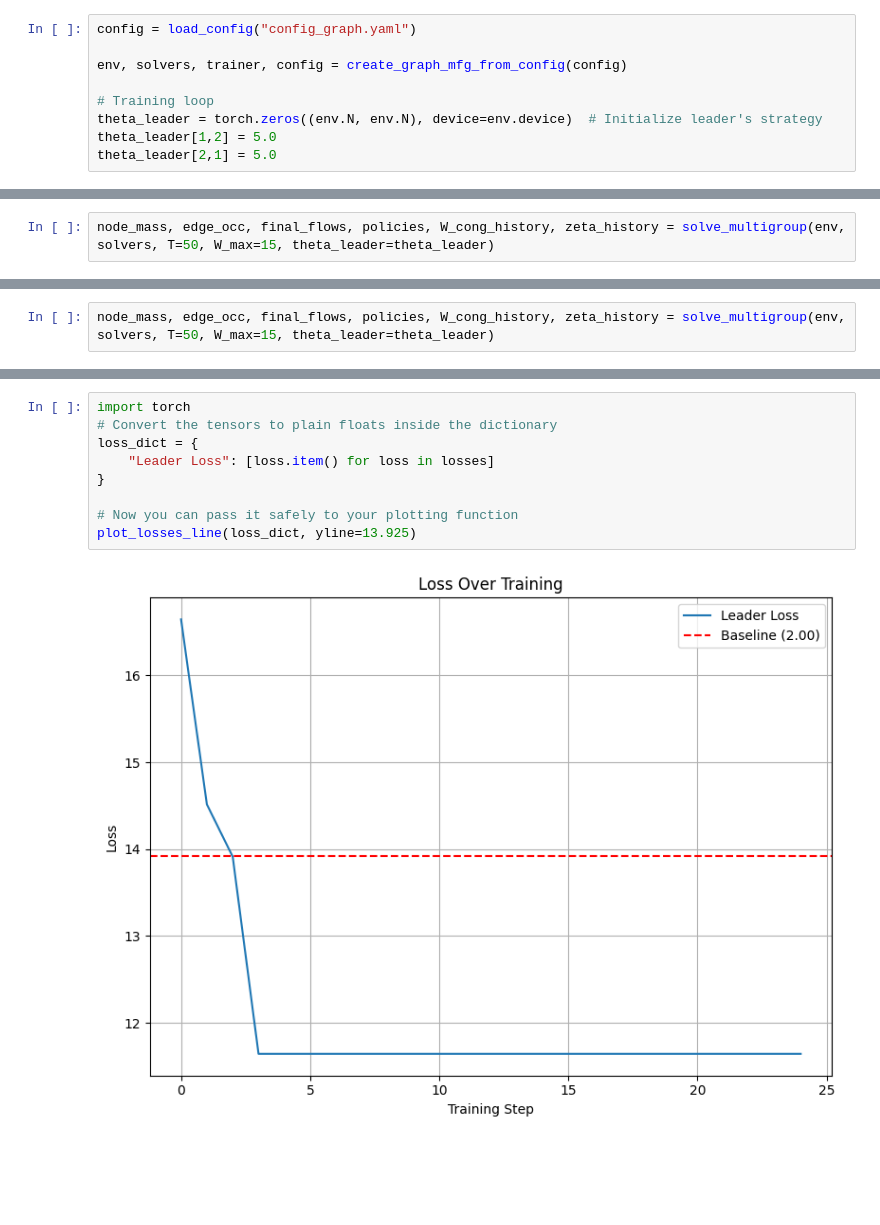
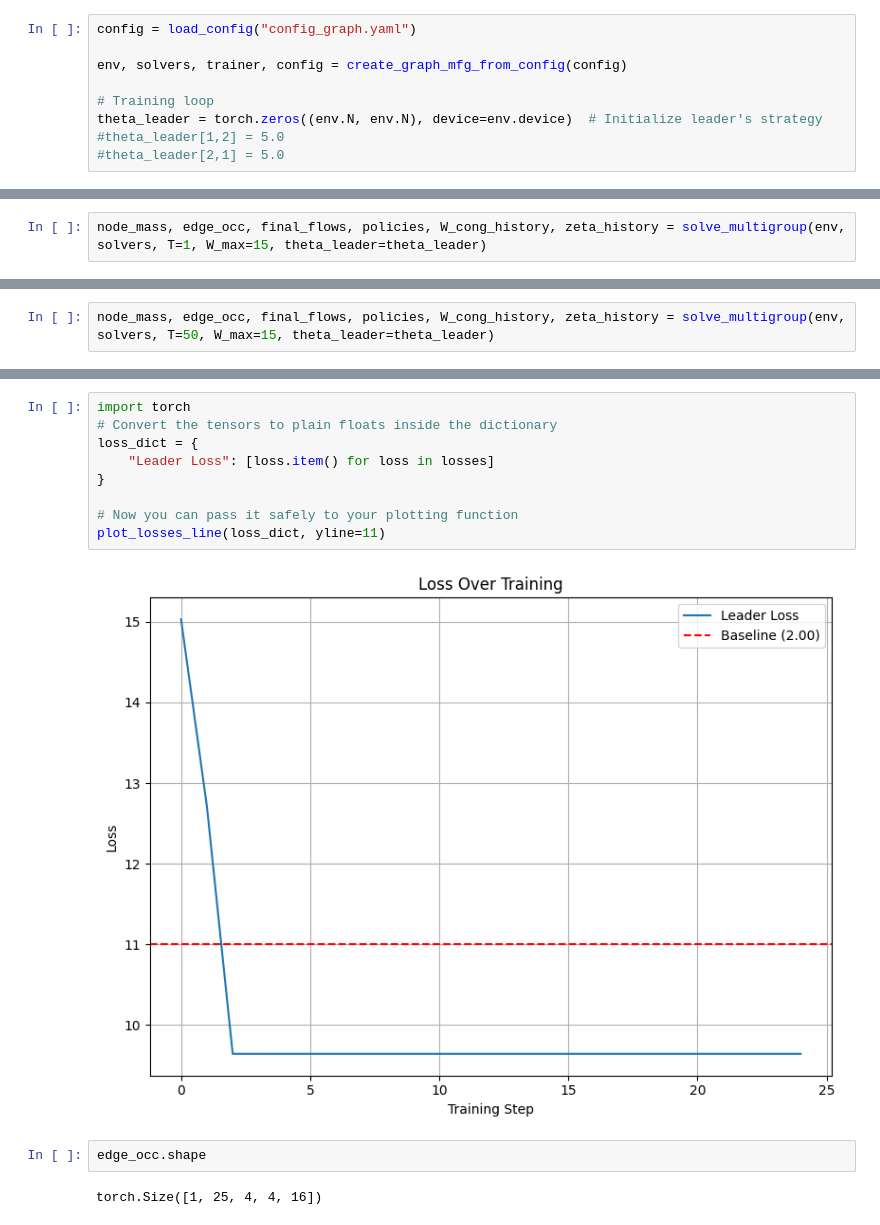
Before and after one commit to kbundaleski9000/thesis, a Jupyter notebook: testing_graph.ipynb, the cells around one changed output, grey strips where cells are left out. Drawn from its saved outputs; the diff is of its cells as text; blank space fills up the shorter version.

```diff
--- a/testing_graph.ipynb
+++ b/testing_graph.ipynb
@@ -92,12 +92,12 @@ env, solvers, trainer, config = create_graph_mfg_from_config(config)
 
 # Training loop
 theta_leader = torch.zeros((env.N, env.N), device=env.device)  # Initialize leader's strategy
-theta_leader[1,2] = 5.0
-theta_leader[2,1] = 5.0
+#theta_leader[1,2] = 5.0
+#theta_leader[2,1] = 5.0
 # %% [output]
 Target Device: cpu
 # %%
-node_mass, edge_occ, final_flows, policies, W_cong_history, zeta_history = solve_multigroup(env, solvers, T=50, W_max=15, theta_leader=theta_leader)
+node_mass, edge_occ, final_flows, policies, W_cong_history, zeta_history = solve_multigroup(env, solvers, T=1, W_max=15, theta_leader=theta_leader)
 # %%
 exploitability, V_best, V_pi = solvers[0].compute_exploitability(W_cong_history, W_max=15, theta_leader=theta_leader)
 exploitability
@@ -278,11 +460,15 @@ losses
 # %%
 import torch
 # Convert the tensors to plain floats inside the dictionary
 loss_dict = {
     "Leader Loss": [loss.item() for loss in losses]
 }
 
 # Now you can pass it safely to your plotting function
-plot_losses_line(loss_dict, yline=13.925)
+plot_losses_line(loss_dict, yline=11)
 # %% [output]
-[figure, old version]
+[figure, new version]
+# %%
+edge_occ.shape
+# %% [output]
+torch.Size([1, 25, 4, 4, 16])
```
Also changed, not shown: parts of 17 cells of this notebook, 4 other files.
